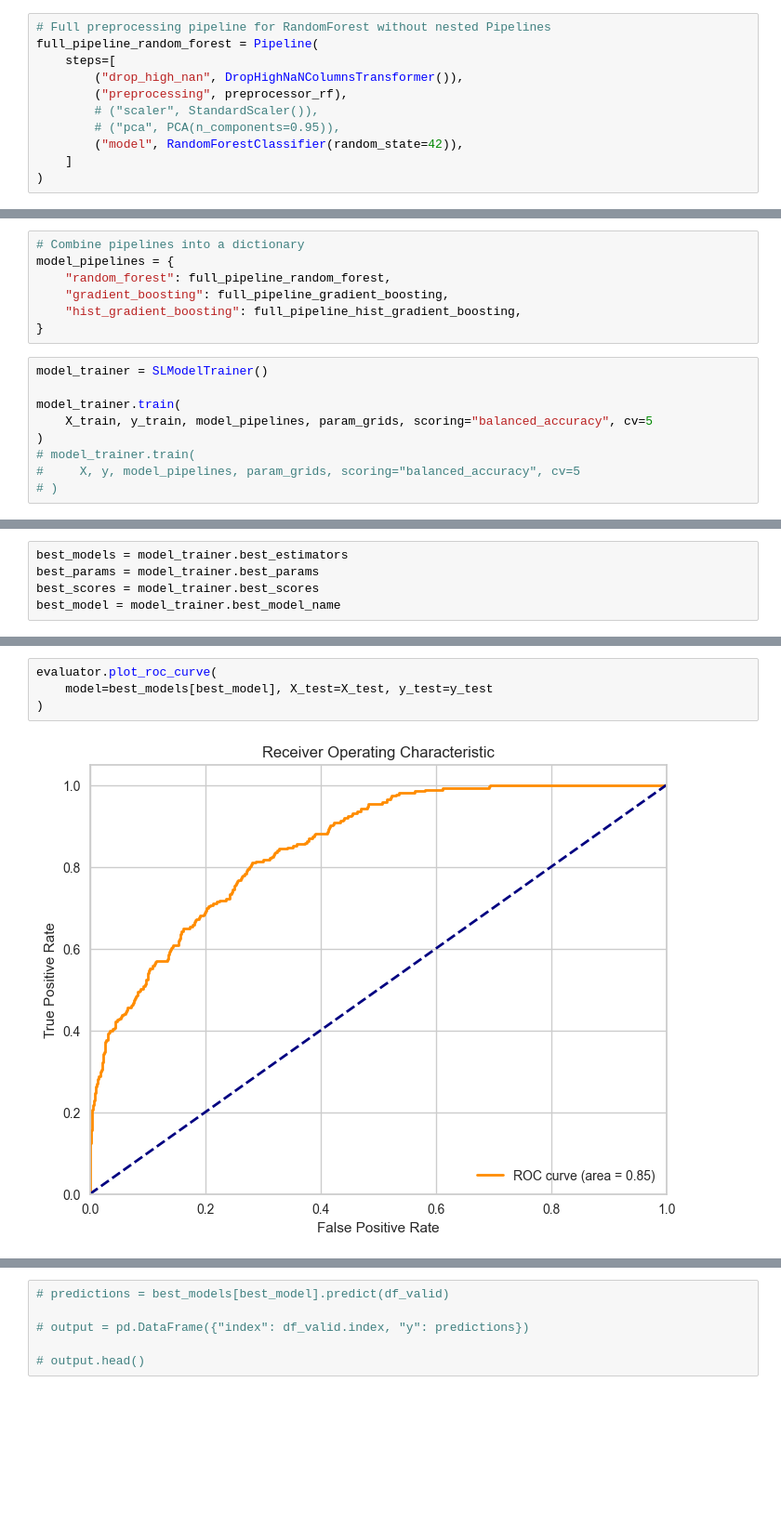
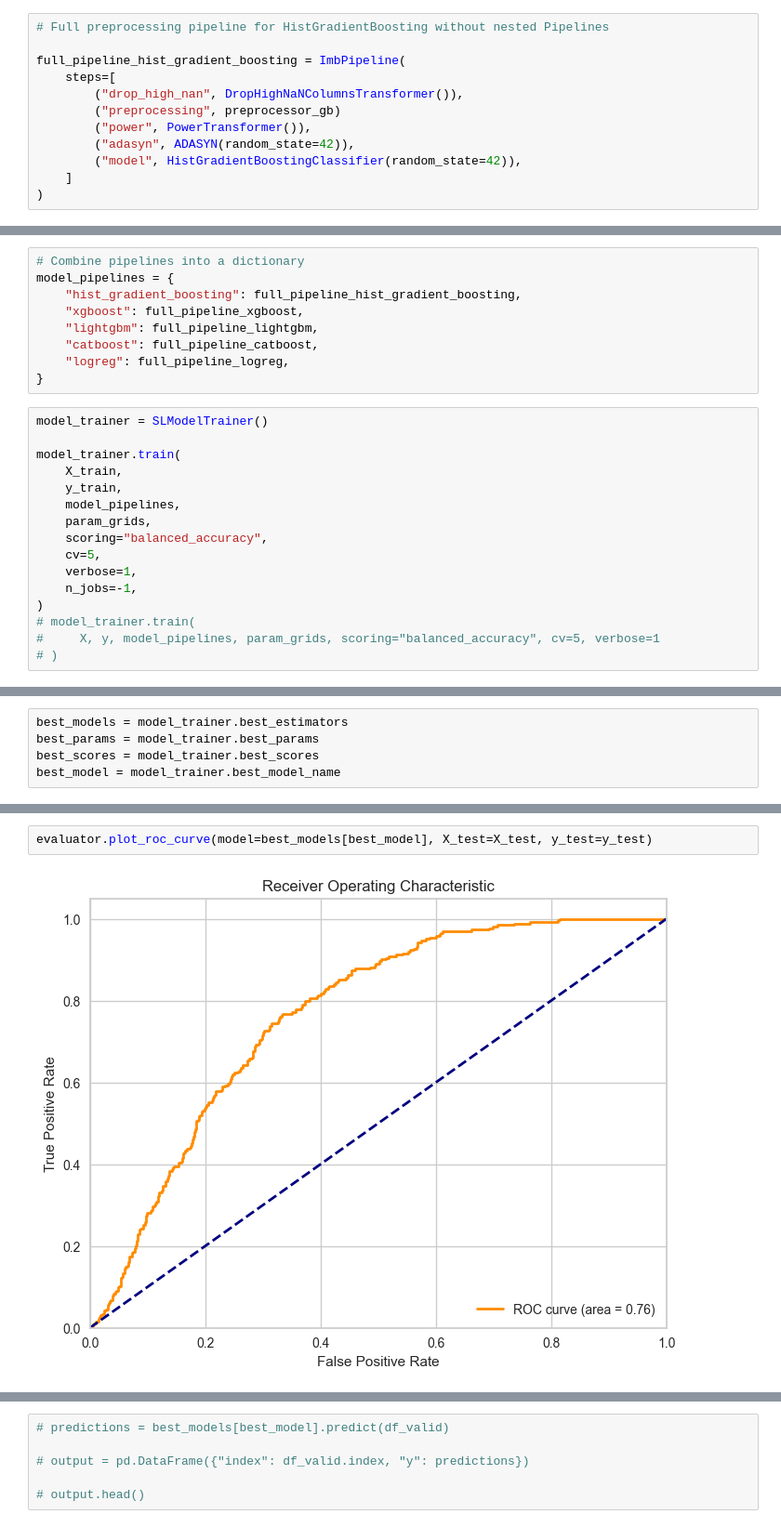
Before and after one commit to DeadNord/customer_churn_classification, a Jupyter notebook: SLChurnClass.ipynb, the cells around one changed output, grey strips where cells are left out. Shown at 93% size. Saved outputs shown, nothing was run; the diff lists cells and outputs as text; blank space fills up the shorter version.

```diff
--- a/SLChurnClass.ipynb
+++ b/SLChurnClass.ipynb
@@ -223,13 +201,14 @@ Summary Statistics for Low Importance Features:
 |  | mean | median | min | max | sum |
 | Importance | 0.000437 | 0.000104 | 0.0 | 0.00764 | 0.0297 |
 # %%
-# Full preprocessing pipeline for RandomForest without nested Pipelines
-full_pipeline_random_forest = Pipeline(
+# Full preprocessing pipeline for HistGradientBoosting without nested Pipelines
+
+full_pipeline_hist_gradient_boosting = ImbPipeline(
     steps=[
         ("drop_high_nan", DropHighNaNColumnsTransformer()),
-        ("preprocessing", preprocessor_rf),
-        # ("scaler", StandardScaler()),
-        # ("pca", PCA(n_components=0.95)),
-        ("model", RandomForestClassifier(random_state=42)),
+        ("preprocessing", preprocessor_gb)
+        ("power", PowerTransformer()),
+        ("adasyn", ADASYN(random_state=42)),
+        ("model", HistGradientBoostingClassifier(random_state=42)),
     ]
 )
@@ -335,16 +326,25 @@ param_grids = {
 # %%
 # Combine pipelines into a dictionary
 model_pipelines = {
-    "random_forest": full_pipeline_random_forest,
-    "gradient_boosting": full_pipeline_gradient_boosting,
     "hist_gradient_boosting": full_pipeline_hist_gradient_boosting,
+    "xgboost": full_pipeline_xgboost,
+    "lightgbm": full_pipeline_lightgbm,
+    "catboost": full_pipeline_catboost,
+    "logreg": full_pipeline_logreg,
 }
 # %%
 model_trainer = SLModelTrainer()
 
 model_trainer.train(
-    X_train, y_train, model_pipelines, param_grids, scoring="balanced_accuracy", cv=5
+    X_train,
+    y_train,
+    model_pipelines,
+    param_grids,
+    scoring="balanced_accuracy",
+    cv=5,
+    verbose=1,
+    n_jobs=-1,
 )
 # model_trainer.train(
-#     X, y, model_pipelines, param_grids, scoring="balanced_accuracy", cv=5
+#     X, y, model_pipelines, param_grids, scoring="balanced_accuracy", cv=5, verbose=1
 # )
@@ -428,9 +537,7 @@ Results for hist_gradient_boosting:
 # %%
-evaluator.plot_roc_curve(
-    model=best_models[best_model], X_test=X_test, y_test=y_test
-)
+evaluator.plot_roc_curve(model=best_models[best_model], X_test=X_test, y_test=y_test)
 # %% [output]
-[figure, old version]
+[figure, new version]
 # %%
 evaluator.plot_confusion_matrix(
     model=best_models[best_model], X_test=X_test, y_test=y_test
```
Also changed, not shown: parts of 14 cells of this notebook, 6 other files.
